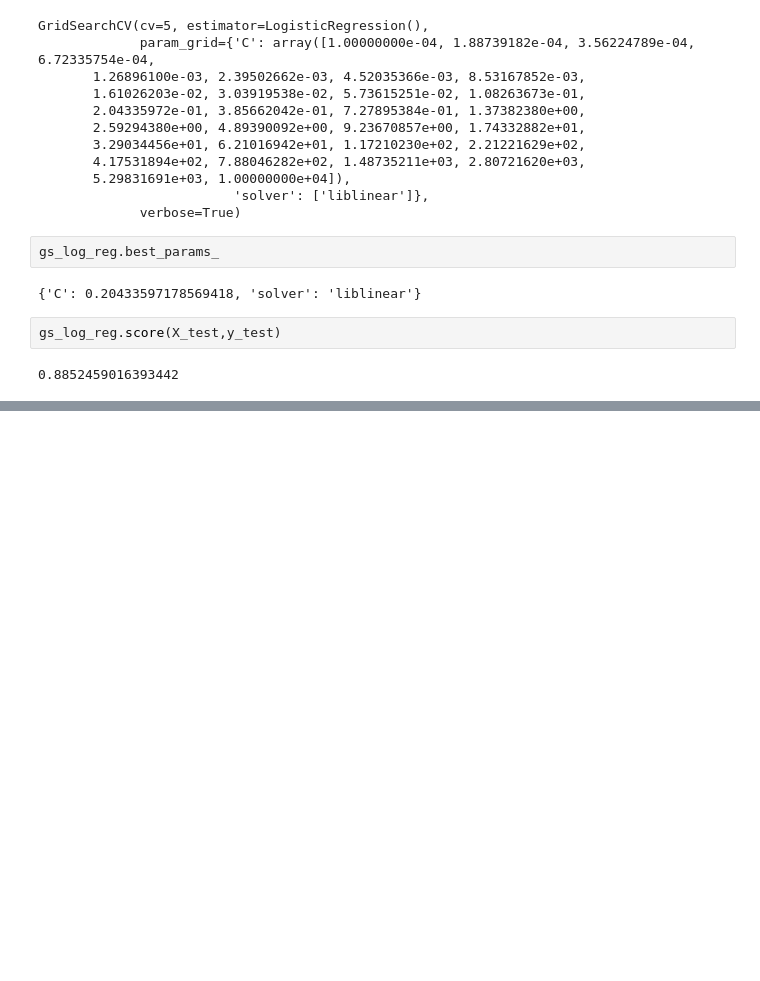
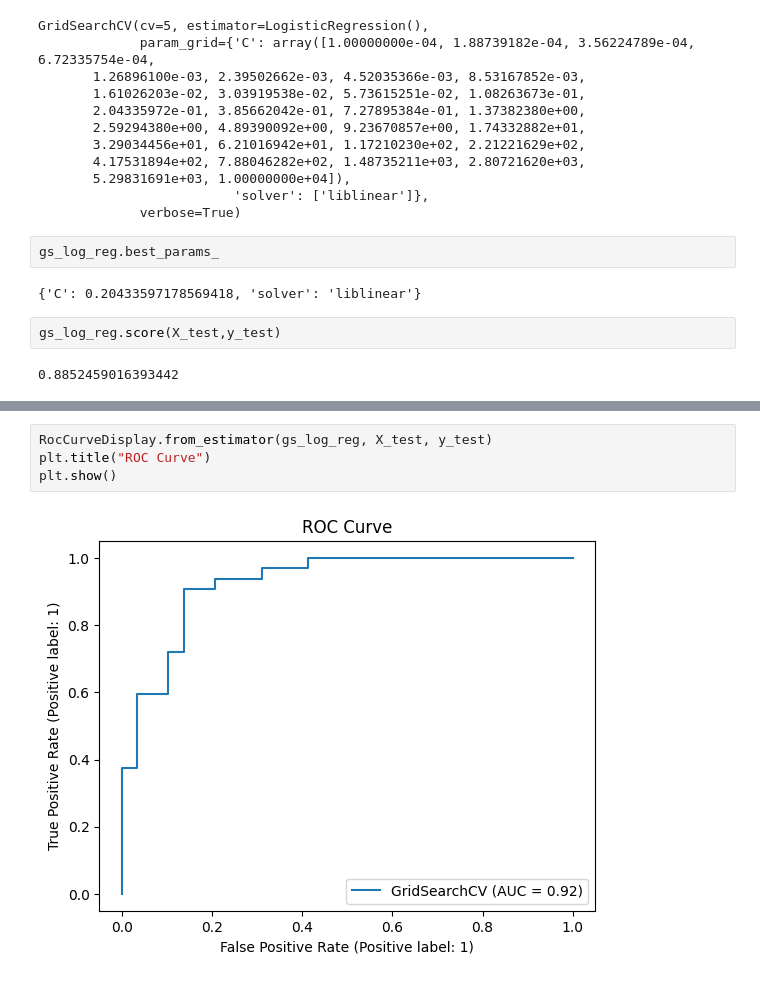
Before and after one commit to felekekinfe/Heart-Disease-Prediction, a Jupyter notebook: model/.ipynb, the cells around one changed output, grey strips where cells are left out. Cells and saved outputs as stored; diff of their text form; blank space fills up the shorter version.

```diff
--- a/model/.ipynb
+++ b/model/.ipynb
@@ -319,0 +341,6 @@ gs_log_reg.score(X_test,y_test)
+# %%
+RocCurveDisplay.from_estimator(gs_log_reg, X_test, y_test)
+plt.title("ROC Curve")
+plt.show()
+# %% [output]
+[figure, added]
```
Also changed, not shown: parts of 6 cells of this notebook.
